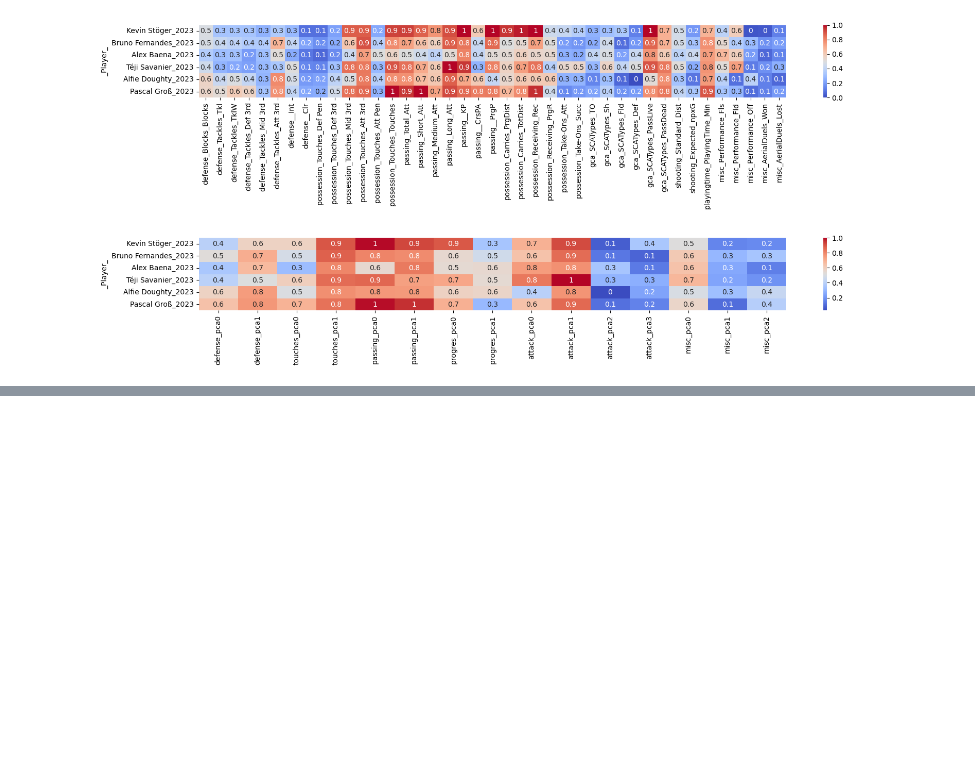
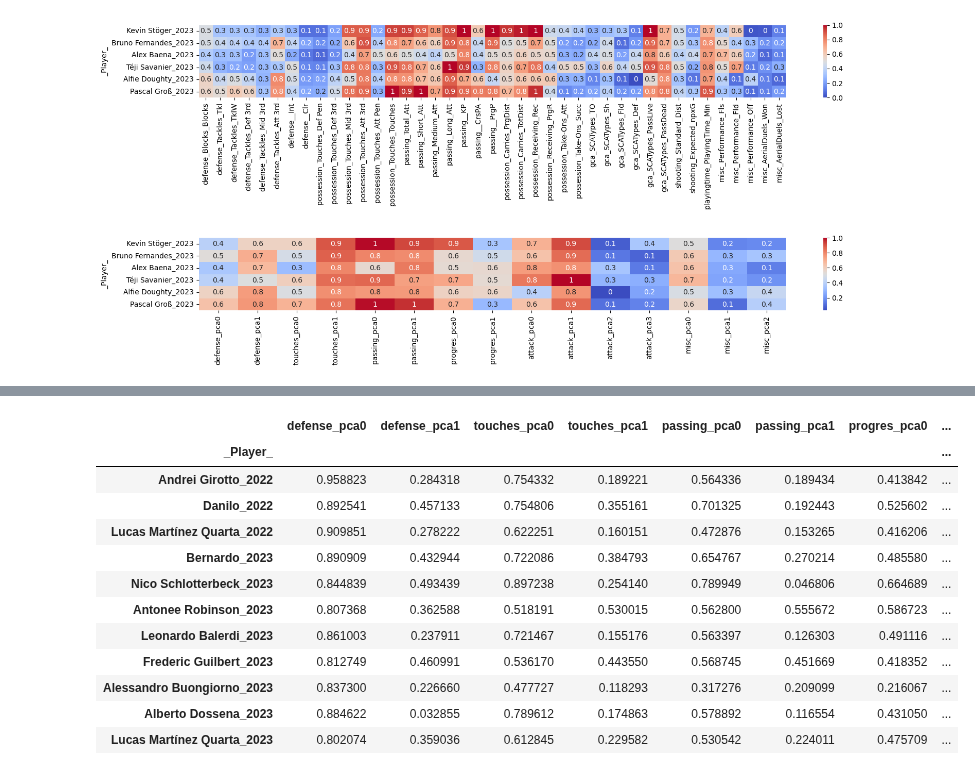
Before and after one commit to alibekk93/FM_skills_prediction, a Jupyter notebook: notebooks/03_player_similarity.ipynb, the cells around one changed output, grey strips where cells are left out. Cells and saved outputs as stored; diff of their text form; code cells hidden in the pictures; blank space fills up the shorter version.

```diff
--- a/notebooks/03_player_similarity.ipynb
+++ b/notebooks/03_player_similarity.ipynb
@@ -438,0 +225,17 @@ X_possession_pca = pca.fit_transform(X_possession)
+# %%
+player_data_pca_scaled[(player_data_pca_scaled['defense_pca0'] >= 0.8) &
+                       (player_data_pca_scaled['defense_pca1'] <= 0.5)]
+# %% [output]
+|  | defense_pca0 | defense_pca1 | touches_pca0 | touches_pca1 | passing_pca0 | passing_pca1 | progres_pca0 | ... |
+| _Player_ |  |  |  |  |  |  |  | ... |
+| Andrei Girotto_2022 | 0.958823 | 0.284318 | 0.754332 | 0.189221 | 0.564336 | 0.189434 | 0.413842 | ... |
+| Danilo_2022 | 0.892541 | 0.457133 | 0.754806 | 0.355161 | 0.701325 | 0.192443 | 0.525602 | ... |
+| Lucas Martínez Quarta_2022 | 0.909851 | 0.278222 | 0.622251 | 0.160151 | 0.472876 | 0.153265 | 0.416206 | ... |
+| Bernardo_2023 | 0.890909 | 0.432944 | 0.722086 | 0.384793 | 0.654767 | 0.270214 | 0.485580 | ... |
+| Nico Schlotterbeck_2023 | 0.844839 | 0.493439 | 0.897238 | 0.254140 | 0.789949 | 0.046806 | 0.664689 | ... |
+| Antonee Robinson_2023 | 0.807368 | 0.362588 | 0.518191 | 0.530015 | 0.562800 | 0.555672 | 0.586723 | ... |
+| Leonardo Balerdi_2023 | 0.861003 | 0.237911 | 0.721467 | 0.155176 | 0.563397 | 0.126303 | 0.491116 | ... |
+| Frederic Guilbert_2023 | 0.812749 | 0.460991 | 0.536170 | 0.443550 | 0.568745 | 0.451669 | 0.418352 | ... |
+| Alessandro Buongiorno_2023 | 0.837300 | 0.226660 | 0.477727 | 0.118293 | 0.317276 | 0.209099 | 0.216067 | ... |
+| Alberto Dossena_2023 | 0.884622 | 0.032855 | 0.789612 | 0.174863 | 0.578892 | 0.116554 | 0.431050 | ... |
+| Lucas Martínez Quarta_2023 | 0.802074 | 0.359036 | 0.612845 | 0.229582 | 0.530542 | 0.224011 | 0.475709 | ... |
```
Also changed, not shown: parts of 31 cells of this notebook.
